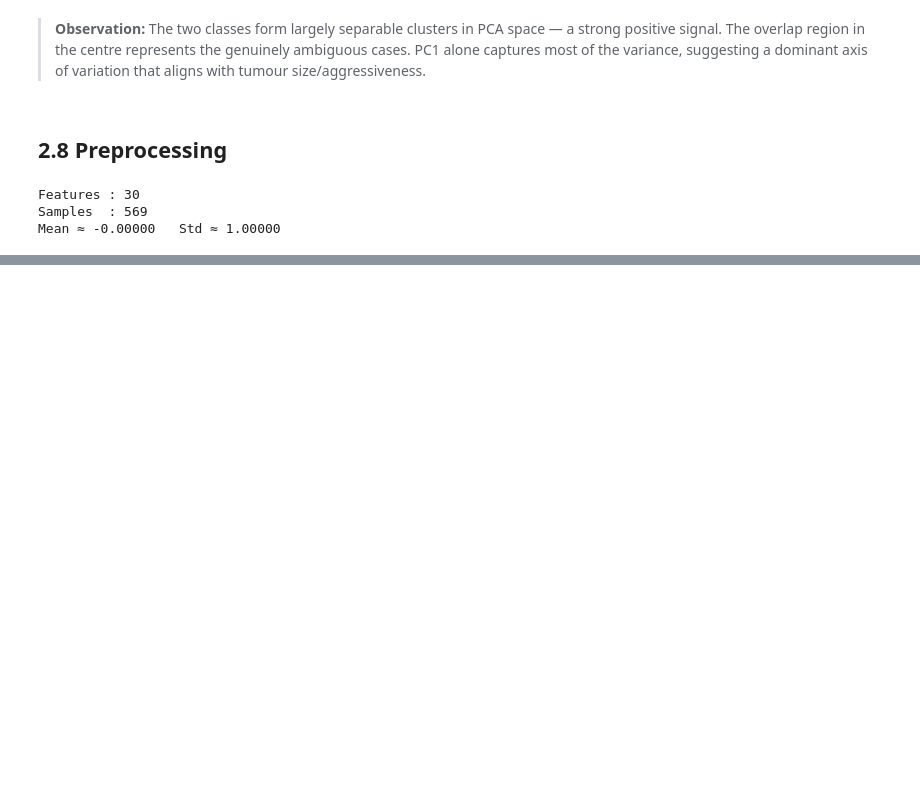
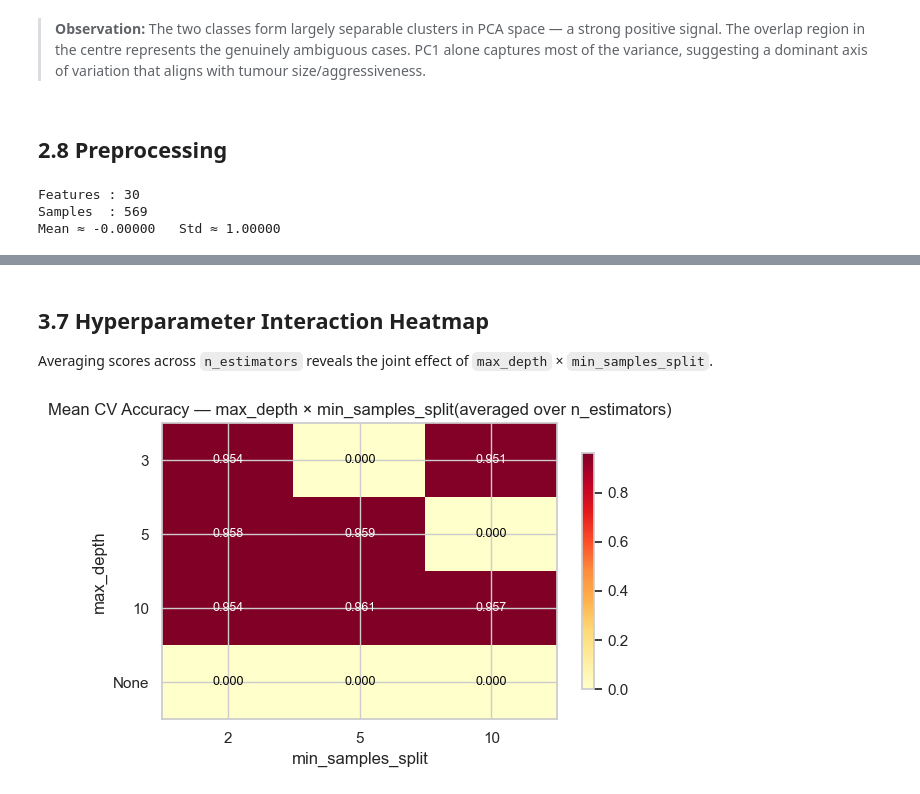
Before and after one commit to ArmanAhmed00/BST-Backed-Hyperparameter-Optimiser-with-Transfer-Analysis, a Jupyter notebook: capstone_project/notebook/capstone.ipynb, the cells around one changed output, grey strips where cells are left out. Cells and saved outputs as stored; diff of their text form; code cells hidden in the pictures; blank space fills up the shorter version.

```diff
--- a/capstone_project/notebook/capstone.ipynb
+++ b/capstone_project/notebook/capstone.ipynb
@@ -283,0 +466,33 @@ Mean ≈ -0.00000   Std ≈ 1.00000
+# %% [markdown]
+## 3.7 Hyperparameter Interaction Heatmap
+
+Averaging scores across `n_estimators` reveals the joint effect of `max_depth` × `min_samples_split`.
+# %%
+import itertools
+
+depths = ["3","5","10","None"]
+splits = [2, 5, 10]
+heat = np.zeros((len(depths), len(splits)))
+
+for i, d in enumerate(depths):
+    for j, s in enumerate(splits):
+        matching = [n.score for n in all_nodes
+                    if str(n.params["max_depth"])==d
+                    and n.params["min_samples_split"]==s]
+        heat[i,j] = np.mean(matching) if matching else 0
+
+fig, ax = plt.subplots(figsize=(6,4))
+im = ax.imshow(heat, cmap="YlOrRd", aspect='auto',
+               vmin=heat.min()-0.001, vmax=heat.max()+0.001)
+ax.set_xticks(range(len(splits))); ax.set_xticklabels(splits)
+ax.set_yticks(range(len(depths))); ax.set_yticklabels(depths)
+ax.set_xlabel("min_samples_split"); ax.set_ylabel("max_depth")
+ax.set_title("Mean CV Accuracy — max_depth × min_samples_split(averaged over n_estimators)")
+for i in range(len(depths)):
+    for j in range(len(splits)):
+        ax.text(j, i, f"{heat[i,j]:.3f}", ha='center', va='center', fontsize=9,
+                color='white' if heat[i,j] > heat.mean() else 'black')
+plt.colorbar(im, ax=ax, shrink=0.8)
+plt.tight_layout(); plt.show()
+# %% [output]
+[figure, added]
```
Also changed, not shown: parts of 22 cells of this notebook, 1 other file.
